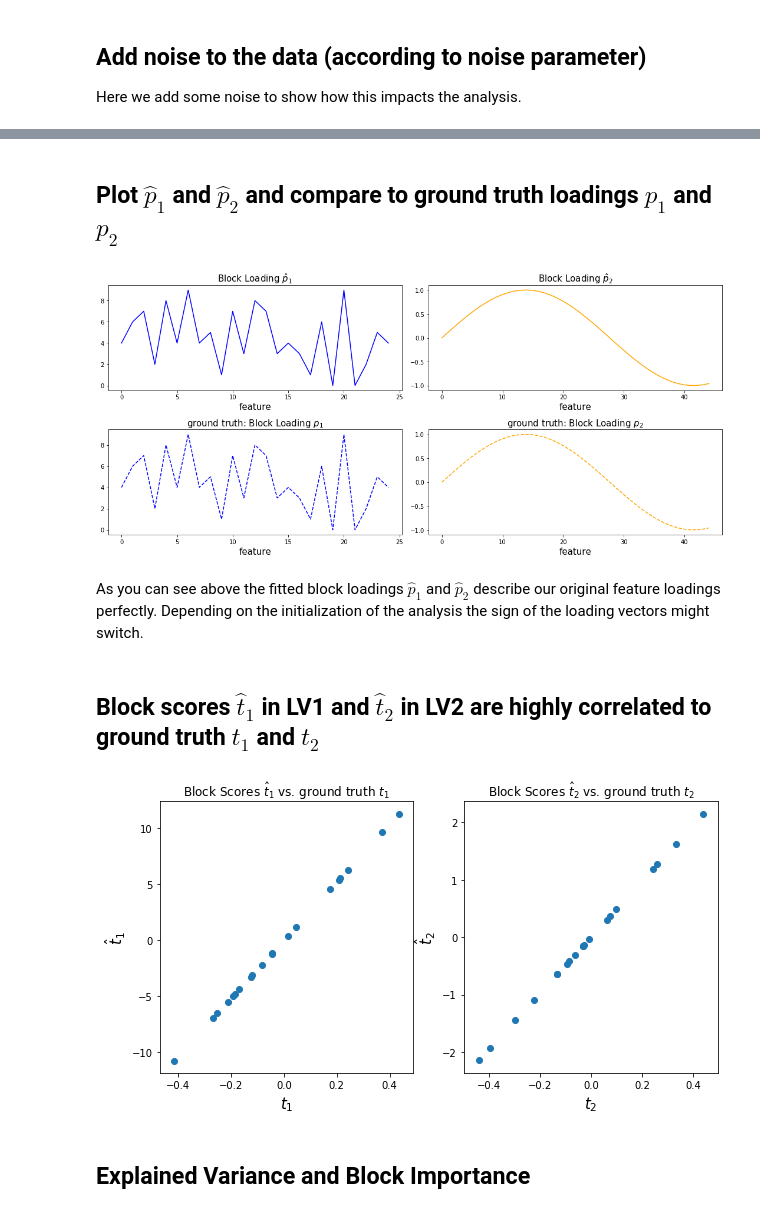
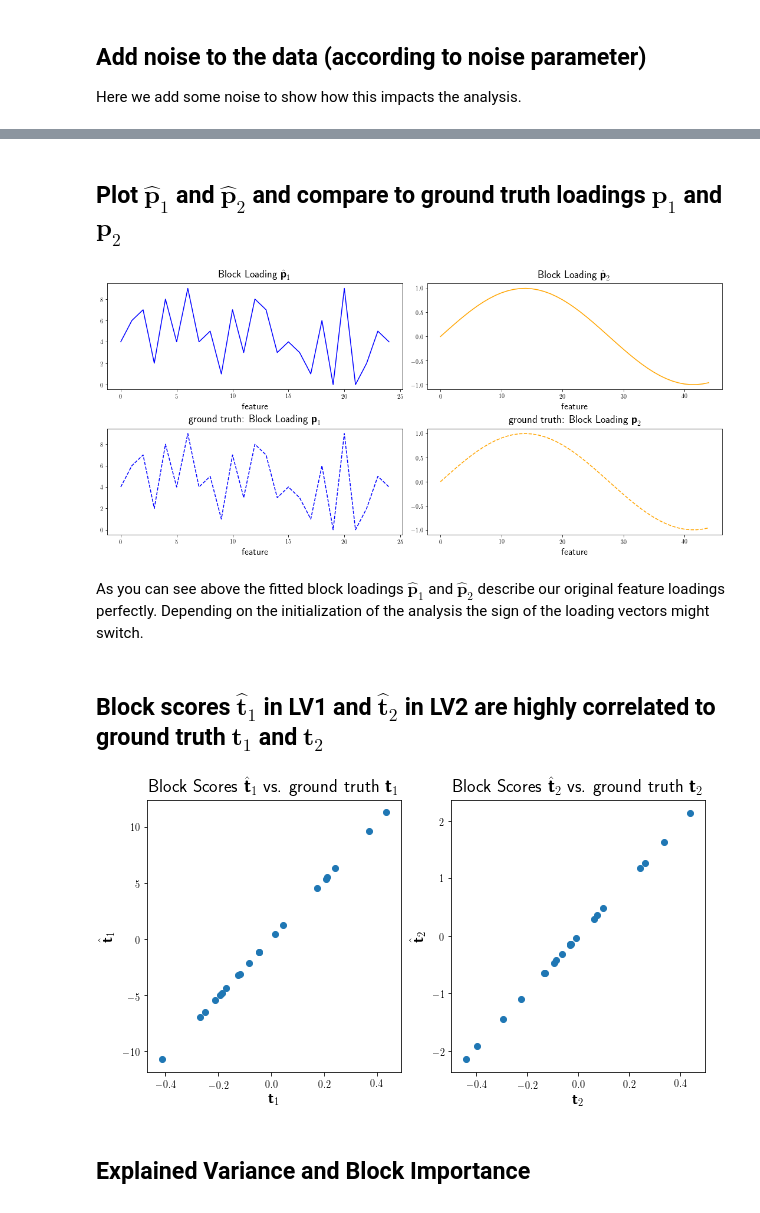
Before and after one commit to DTUComputeStatisticsAndDataAnalysis/MBPLS, a Jupyter notebook: examples/introduction/MBPLS_introduction.ipynb, the cells around one changed output, grey strips where cells are left out. Saved outputs shown, nothing was run; the diff lists cells and outputs as text; code cells hidden in the pictures.

```diff
--- a/examples/introduction/MBPLS_introduction.ipynb
+++ b/examples/introduction/MBPLS_introduction.ipynb
@@ -15,6 +15,9 @@ num_vars_x1 = 25
 num_vars_x2 = 45
 noise = 0      # add noise between 0..10
 # %%
+import matplotlib
+matplotlib.rc('text', usetex=True)
+matplotlib.rcParams['text.latex.preamble']=[r"\usepackage{amsmath}"]
 from matplotlib import pyplot as plt
 import numpy as np
 from scipy.stats import ortho_group
@@ -114,29 +119,29 @@ Y &= X \beta + E \\
 # %% [markdown]
-## Plot $\hat{p}_1$ and $\hat{p}_2$ and compare to ground truth loadings $p_1$ and $p_2$
+## Plot $\hat{\textbf{p}}_1$ and $\hat{\textbf{p}}_2$ and compare to ground truth loadings $\textbf{p}_1$ and $\textbf{p}_2$
 # %%
 p1_hat = mbpls_model.P_[0][:,0]
 p2_hat = mbpls_model.P_[1][:,1]
 # %%
 fig, ax = plt.subplots(ncols=2, nrows=2, figsize=(15,7))
 ax[0][0].plot(p1_hat, color='blue')
-ax[0][0].set_title('Block Loading $\hat{p}_1$', size=15)
-ax[0][0].set_xlabel('feature', size=15)
+ax[0][0].set_title(r'Block Loading $\hat{\textbf{p}}_1$', size=18)
+ax[0][0].set_xlabel('feature', size=16)
 ax[0][1].plot(p2_hat, color='orange')
-ax[0][1].set_title('Block Loading $\hat{p}_2$', size=15)
-ax[0][1].set_xlabel('feature', size=15)
+ax[0][1].set_title(r'Block Loading $\hat{\textbf{p}}_2$', size=18)
+ax[0][1].set_xlabel('feature', size=16)
 ax[1][0].plot(p1,color='blue',ls='--')
-ax[1][0].set_title('ground truth: Block Loading $p_1$', size=15)
-ax[1][0].set_xlabel('feature', size=15)
+ax[1][0].set_title(r'ground truth: Block Loading $\textbf{p}_1$', size=18)
+ax[1][0].set_xlabel('feature', size=16)
 ax[1][1].plot(p2,color='orange',ls='--')
-ax[1][1].set_title('ground truth: Block Loading $p_2$', size=15)
-ax[1][1].set_xlabel('feature', size=15)
+ax[1][1].set_title(r'ground truth: Block Loading $\textbf{p}_2$', size=18)
+ax[1][1].set_xlabel('feature', size=16)
 plt.tight_layout()
 # %% [output]
-[figure, old version]
+[figure, new version]
 # %% [markdown]
-As you can see above the fitted block loadings $\hat{p}_1$ and $\hat{p}_2$ describe our original feature loadings perfectly. Depending on the initialization of the analysis the sign of the loading vectors might switch.
+As you can see above the fitted block loadings $\hat{\textbf{p}}_1$ and $\hat{\textbf{p}}_2$ describe our original feature loadings perfectly. Depending on the initialization of the analysis the sign of the loading vectors might switch.
 # %% [markdown]
-## Block scores $\hat{t}_1$ in LV1 and $\hat{t}_2$ in LV2 are highly correlated to ground truth $t_1$ and $t_2$
+## Block scores $\hat{\textbf{t}}_1$ in LV1 and $\hat{\textbf{t}}_2$ in LV2 are highly correlated to ground truth $\textbf{t}_1$ and $\textbf{t}_2$
 # %%
 t1_hat = mbpls_model.T_[0][:,0]
 t2_hat = mbpls_model.T_[1][:,1]
@@ -145,14 +150,14 @@ t2_hat = mbpls_model.T_[1][:,1]
 # %%
 fig, ax = plt.subplots(ncols=2, figsize=(10,5))
 ax[0].scatter(t1, t1_hat)
-ax[0].set_title('Block Scores $\hat{t}_1$ vs. ground truth $t_1$')
-ax[0].set_xlabel('$t_1$', size=15)
-ax[0].set_ylabel('$\hat{t}_1$', size=15)
+ax[0].set_title(r'Block Scores $\hat{\textbf{t}}_1$ vs. ground truth $\textbf{t}_1$', fontsize=18)
+ax[0].set_xlabel(r'$\textbf{t}_1$', size=15)
+ax[0].set_ylabel(r'$\hat{\textbf{t}}_1$', size=15)
 ax[1].scatter(t2, t2_hat)
-ax[1].set_title('Block Scores $\hat{t}_2$ vs. ground truth $t_2$')
-ax[1].set_xlabel('$t_2$', size=15)
-ax[1].set_ylabel('$\hat{t}_2$', size=15);
+ax[1].set_title(r'Block Scores $\hat{\textbf{t}}_2$ vs. ground truth $\textbf{t}_2$', fontsize=18)
+ax[1].set_xlabel(r'$\textbf{t}_2$', size=15)
+ax[1].set_ylabel(r'$\hat{\textbf{t}}_2$', size=15);
 # %% [output]
-[figure, old version]
+[figure, new version]
 # %% [markdown]
 ## Explained Variance and Block Importance
```
Also changed, not shown: parts of 17 cells of this notebook.
